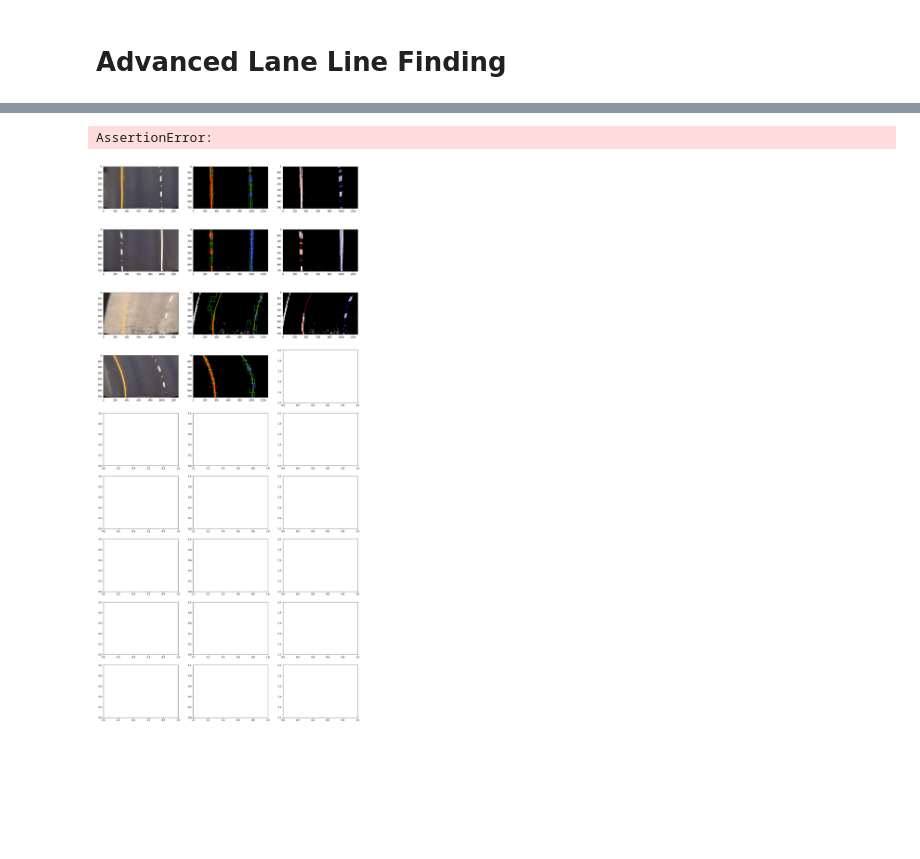
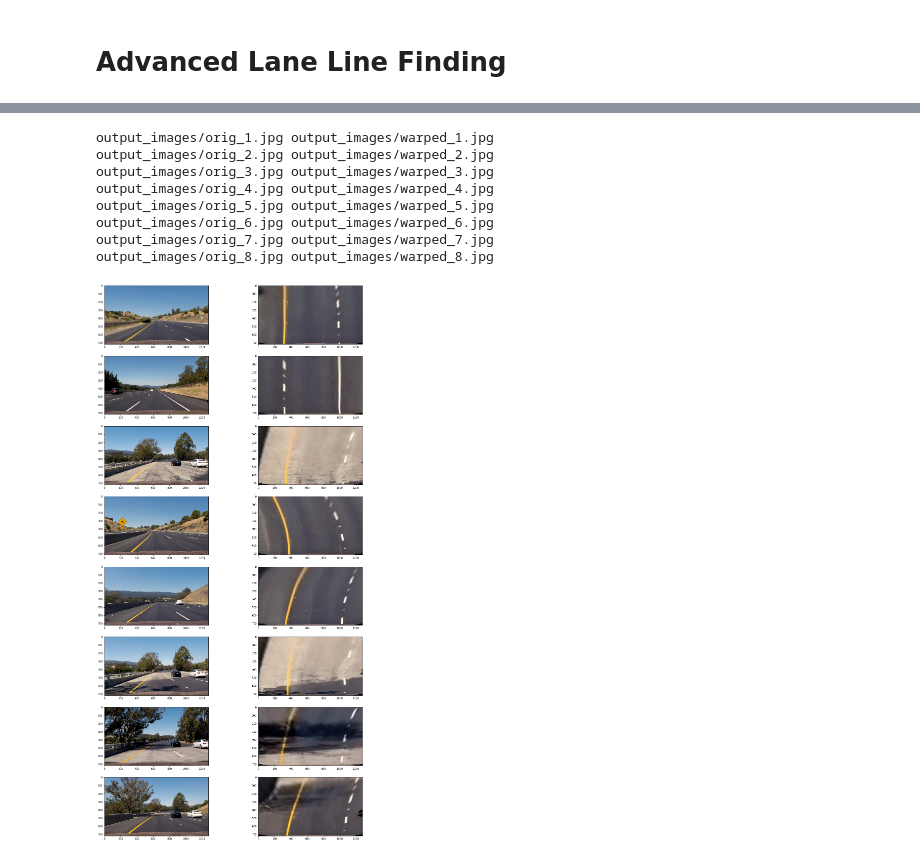
Before and after one commit to coswang1120/CarND-Advanced-Lane-Lines, a Jupyter notebook: P4.ipynb, the cells around one changed output, grey strips where cells are left out. Drawn from its saved outputs; the diff is of its cells as text; code cells hidden in the pictures; blank space fills up the shorter version.

```diff
--- a/P4.ipynb
+++ b/P4.ipynb
@@ -464,7 +483,7 @@ test_images = [
     'strange.jpg',
 ]
 
-f, axarr = plt.subplots(len(test_images), 3, figsize=(20, 5*len(test_images)))
+f, axarr = plt.subplots(len(test_images), 2, figsize=(20, 5*len(test_images)))
 for idx, img_path in enumerate(test_images):
     lf = LaneFinder()
     lf.calibrate_camera()
@@ -490,15 +509,12 @@ for idx, img_path in enumerate(test_images):
     axarr[idx][1].set_xlim([0, 1280])
     axarr[idx][1].set_ylim([720, 0])
 
-    left_fit, right_fit = lf.find_lines(combined_binary)
-    left_fitx = left_fit[0]*ploty**2 + left_fit[1]*ploty + left_fit[2]
-    right_fitx = right_fit[0]*ploty**2 + right_fit[1]*ploty + right_fit[2]
+#     left_fit, right_fit = lf.find_lines(combined_binary)
+#     left_fitx = left_fit[0]*ploty**2 + left_fit[1]*ploty + left_fit[2]
+#     right_fitx = right_fit[0]*ploty**2 + right_fit[1]*ploty + right_fit[2]
 
-    axarr[idx][2].imshow(combined_binary, cmap='gray')
-    axarr[idx][2].plot(left_fitx, ploty, color='red')
-    axarr[idx][2].plot(right_fitx, ploty, color='blue')
-    axarr[idx][2].set_xlim([0, 1280])
-    axarr[idx][2].set_ylim([720, 0])
+#     axarr[idx][2].imshow(combined_binary, cmap='gray')
+#     axarr[idx][2].plot(left_fitx, ploty, color='red')
+#     axarr[idx][2].plot(right_fitx, ploty, color='blue')
+#     axarr[idx][2].set_xlim([0, 1280])
+#     axarr[idx][2].set_ylim([720, 0])
-# %% [output]
-AssertionError:
-[figure, removed]
@@ -523,26 +521,42 @@ ax2.set_title('Undistorted Image', fontsize=15)
 # %%
 # Test LaneFinder perspective transform
 lf = LaneFinder()
 lf.calibrate_camera()
 test_images = [
     './test_images/straight_lines1.jpg',
     './test_images/straight_lines2.jpg',
     './test_images/test1.jpg',
     './test_images/test2.jpg',
     './test_images/test3.jpg',
     './test_images/test4.jpg',
     './test_images/test5.jpg',
     './test_images/test6.jpg',
 ]
 
 f, axarr = plt.subplots(len(test_images), 2, figsize=(20, 5*len(test_images)))
 for idx, img_path in enumerate(test_images):
     img = cv2.imread(img_path)
     undist = lf.undistort(img)
     rgb = cv2.cvtColor(img, cv2.COLOR_BGR2RGB)
     warped = lf.perspective_transform(rgb)
     axarr[idx][0].imshow(rgb)
     axarr[idx][1].imshow(warped)
+
+    orig_name = 'output_images/orig_%d.jpg' % (idx + 1)
+    warped_name = 'output_images/warped_%d.jpg' % (idx + 1)
+    print(orig_name, warped_name)
+    cv2.imwrite(orig_name, img)
+    cv2.imwrite(warped_name, warped)
+# %% [output]
+output_images/orig_1.jpg output_images/warped_1.jpg
+output_images/orig_2.jpg output_images/warped_2.jpg
+output_images/orig_3.jpg output_images/warped_3.jpg
+output_images/orig_4.jpg output_images/warped_4.jpg
+output_images/orig_5.jpg output_images/warped_5.jpg
+output_images/orig_6.jpg output_images/warped_6.jpg
+output_images/orig_7.jpg output_images/warped_7.jpg
+output_images/orig_8.jpg output_images/warped_8.jpg
+[figure, added]
 # %%
 # Tesh LaneFilder thresholding methods
 lf = LaneFinder()
```
Also changed, not shown: parts of 8 cells of this notebook, 8 other files.
